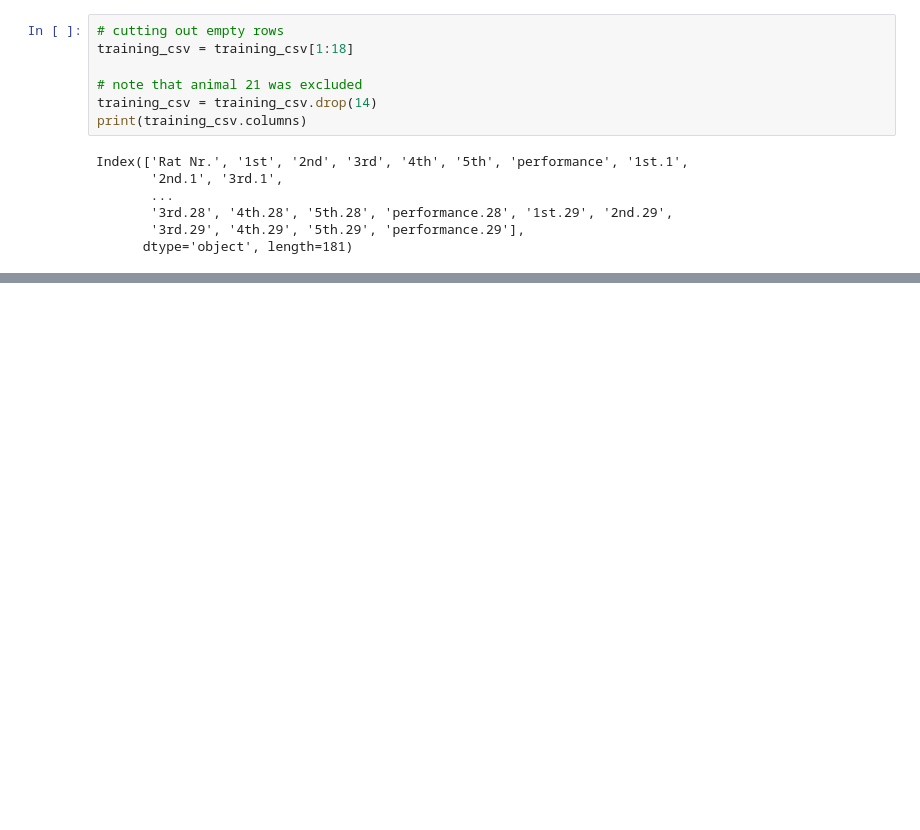
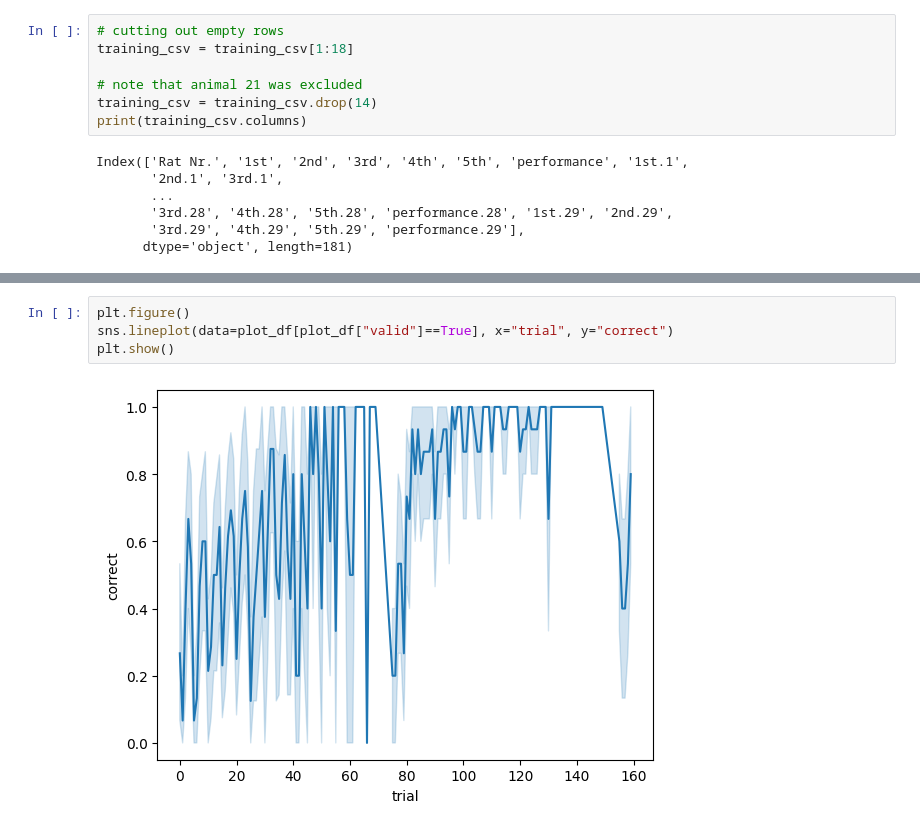
Before and after one commit to SSchwoebel/BayesianSpatialNav, a Jupyter notebook: 1_preprocessing.ipynb, the cells around one changed output, grey strips where cells are left out. Cells and saved outputs as stored; diff of their text form; blank space fills up the shorter version.

```diff
--- a/1_preprocessing.ipynb
+++ b/1_preprocessing.ipynb
@@ -212,0 +188,6 @@ def create_group_data(group_name, df):
+# %%
+plt.figure()
+sns.lineplot(data=plot_df[plot_df["valid"]==True], x="trial", y="correct")
+plt.show()
+# %% [output]
+[figure, added]
```
Also changed, not shown: parts of 11 cells of this notebook, 2 other files.
